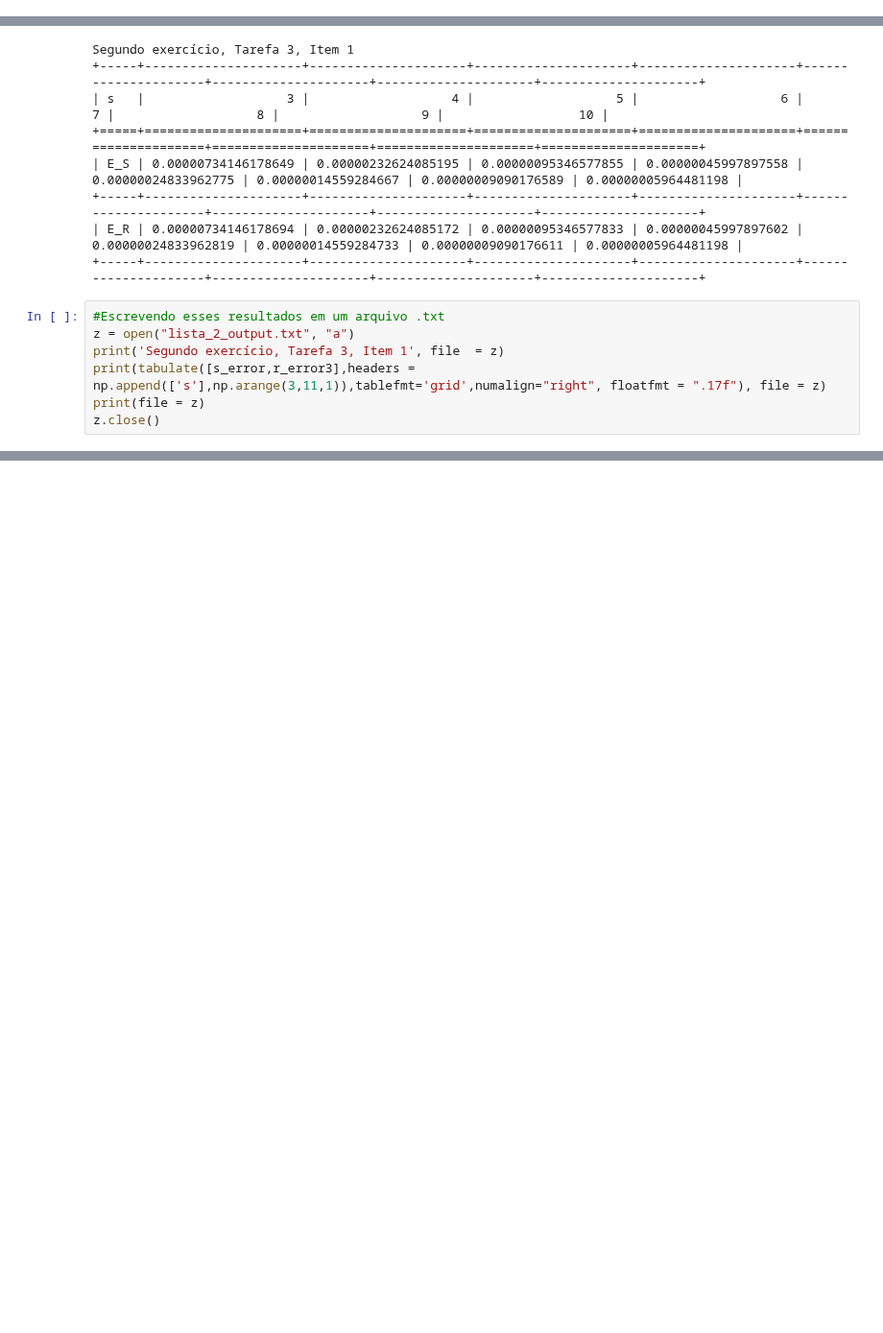
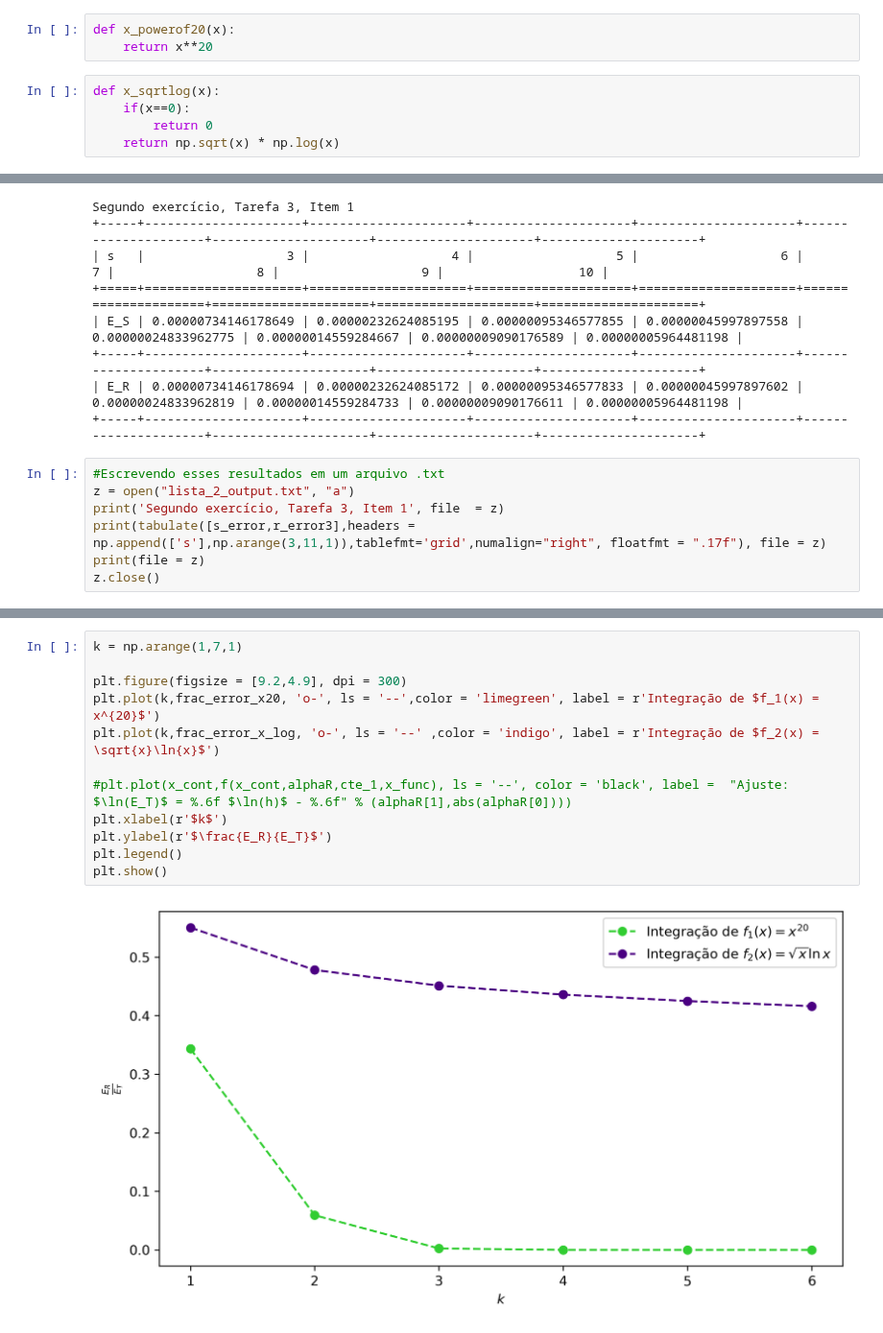
Before and after one commit to viniciusrocca/College_Codes, a Jupyter notebook: Lista2_CalcNum.ipynb, the cells around one changed output, grey strips where cells are left out. Shown at 96% size. Saved outputs shown, nothing was run; the diff lists cells and outputs as text; blank space fills up the shorter version.

```diff
--- a/Lista2_CalcNum.ipynb
+++ b/Lista2_CalcNum.ipynb
@@ -144,3 +156,11 @@ def romberg_integral(x,y):
+# %%
+def x_powerof20(x):
+    return x**20
+# %%
+def x_sqrtlog(x):
+    if(x==0):
+        return 0
+    return np.sqrt(x) * np.log(x)
 # %% [markdown]
 #### Fim das funções
 # %%
@@ -476,0 +561,14 @@ z.close()
+# %%
+k = np.arange(1,7,1)
+
+plt.figure(figsize = [9.2,4.9], dpi = 300)
+plt.plot(k,frac_error_x20, 'o-', ls = '--',color = 'limegreen', label = r'Integração de $f_1(x) = x^{20}$')
+plt.plot(k,frac_error_x_log, 'o-', ls = '--' ,color = 'indigo', label = r'Integração de $f_2(x) = \sqrt{x}\ln{x}$')
+
+#plt.plot(x_cont,f(x_cont,alphaR,cte_1,x_func), ls = '--', color = 'black', label =  "Ajuste: $\ln(E_T)$ = %.6f $\ln(h)$ - %.6f" % (alphaR[1],abs(alphaR[0])))
+plt.xlabel(r'$k$')
+plt.ylabel(r'$\frac{E_R}{E_T}$')
+plt.legend()
+plt.show()
+# %% [output]
+[figure, added]
```
Also changed, not shown: parts of 6 cells of this notebook.
